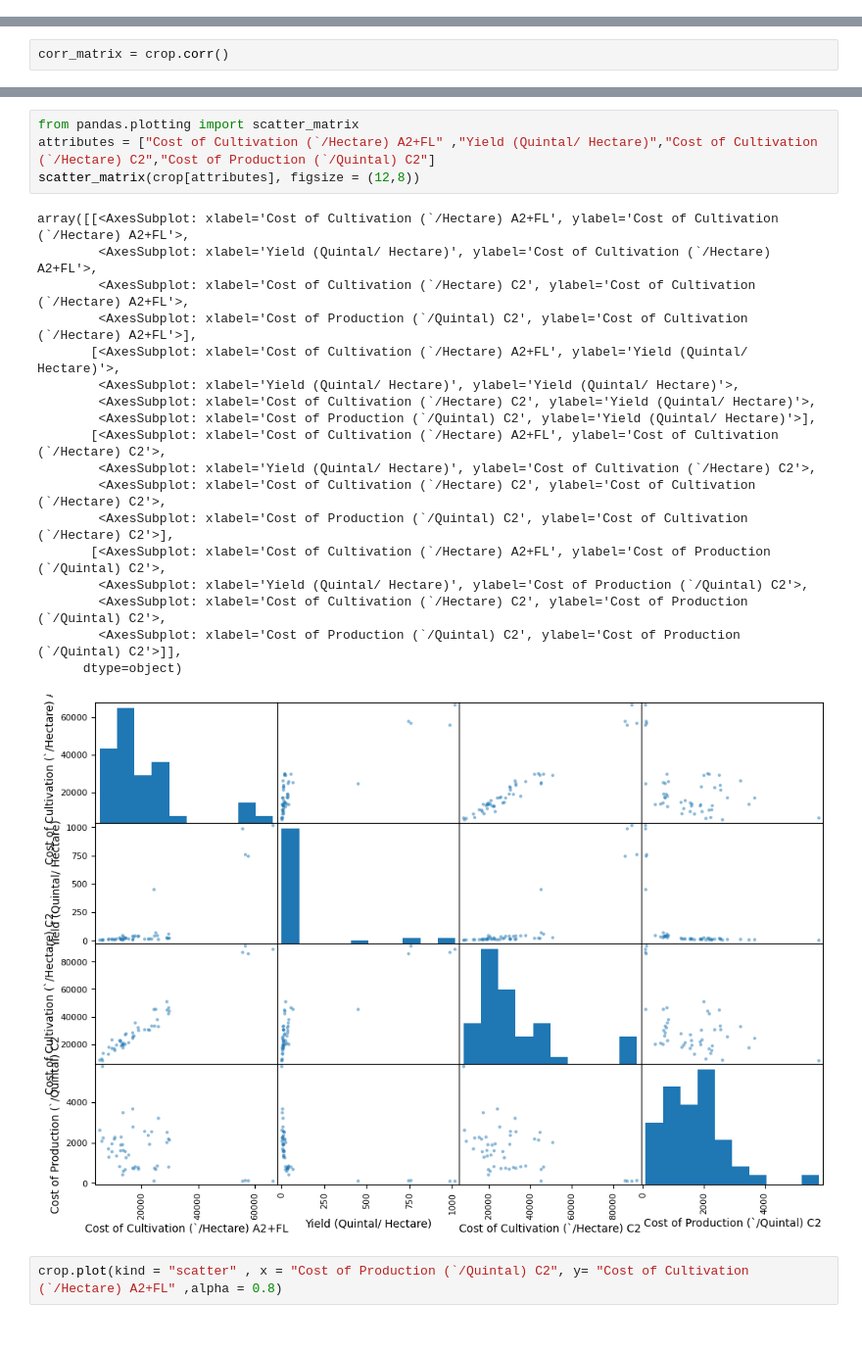
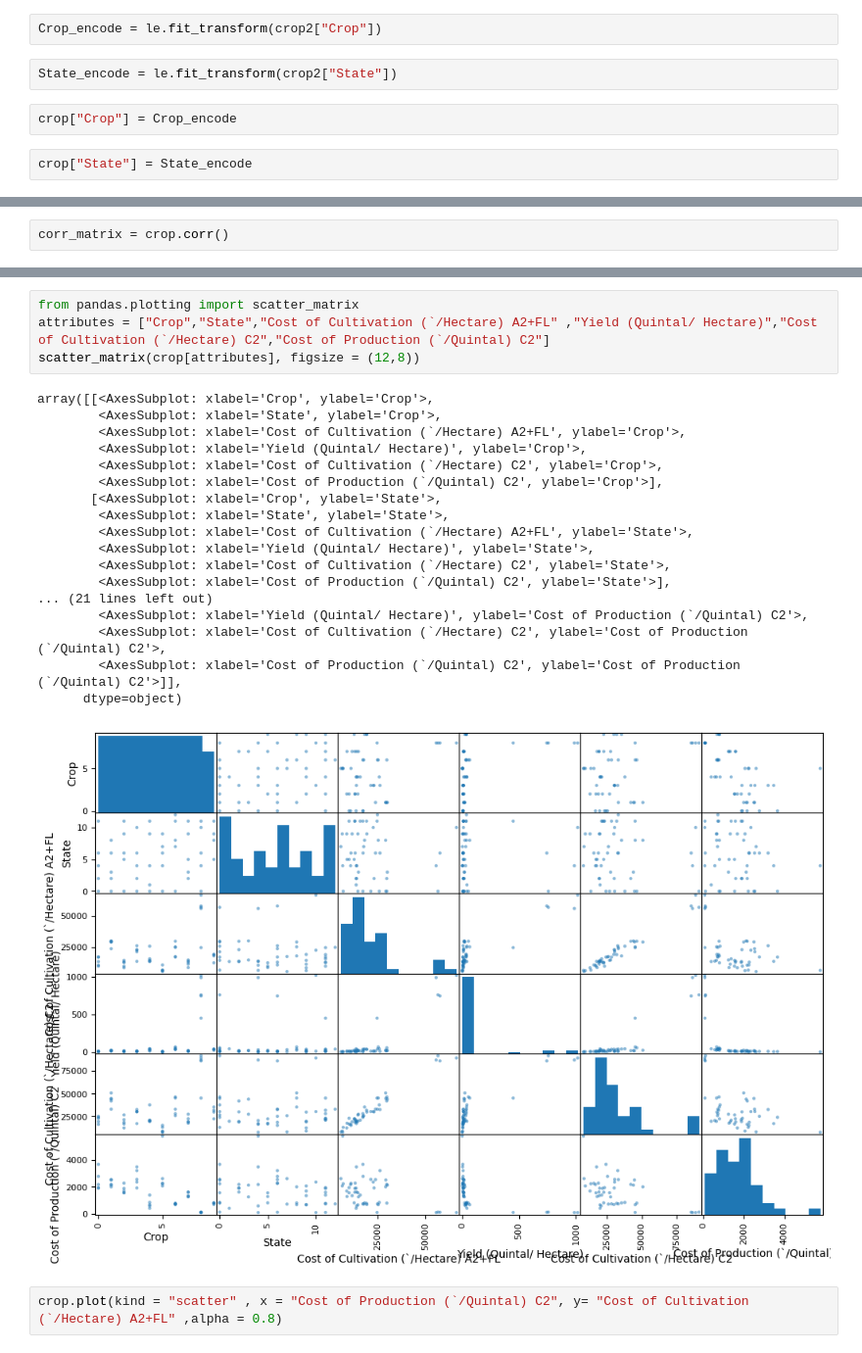
Before and after one commit to Mitthuuu/Group9_ORC_PS2, a Jupyter notebook: Python ml/Agri predictor.ipynb, the cells around one changed output, grey strips where cells are left out. Shown: that part at 98% size. Cells and saved outputs as stored; diff of their text form.

```diff
--- a/Python ml/Agri predictor.ipynb
+++ b/Python ml/Agri predictor.ipynb
@@ -53,0 +62,8 @@ array([[<AxesSubplot: title={'center': 'Cost of Cultivation (`/Hectare) A2+FL'}>
+# %%
+Crop_encode = le.fit_transform(crop2["Crop"])
+# %%
+State_encode = le.fit_transform(crop2["State"])
+# %%
+crop["Crop"] = Crop_encode
+# %%
+crop["State"] = State_encode
@@ -82,27 +124,27 @@ Cost of Production (`/Quintal) C2       -0.497092
 Name: Cost of Cultivation (`/Hectare) C2, dtype: float64
 # %%
 from pandas.plotting import scatter_matrix
-attributes = ["Cost of Cultivation (`/Hectare) A2+FL" ,"Yield (Quintal/ Hectare)","Cost of Cultivation (`/Hectare) C2","Cost of Production (`/Quintal) C2"]
+attributes = ["Crop","State","Cost of Cultivation (`/Hectare) A2+FL" ,"Yield (Quintal/ Hectare)","Cost of Cultivation (`/Hectare) C2","Cost of Production (`/Quintal) C2"]
 scatter_matrix(crop[attributes], figsize = (12,8))
 # %% [output]
-array([[<AxesSubplot: xlabel='Cost of Cultivation (`/Hectare) A2+FL', ylabel='Cost of Cultivation (`/Hectare) A2+FL'>,
-        <AxesSubplot: xlabel='Yield (Quintal/ Hectare)', ylabel='Cost of Cultivation (`/Hectare) A2+FL'>,
-        <AxesSubplot: xlabel='Cost of Cultivation (`/Hectare) C2', ylabel='Cost of Cultivation (`/Hectare) A2+FL'>,
-        <AxesSubplot: xlabel='Cost of Production (`/Quintal) C2', ylabel='Cost of Cultivation (`/Hectare) A2+FL'>],
-       [<AxesSubplot: xlabel='Cost of Cultivation (`/Hectare) A2+FL', ylabel='Yield (Quintal/ Hectare)'>,
-        <AxesSubplot: xlabel='Yield (Quintal/ Hectare)', ylabel='Yield (Quintal/ Hectare)'>,
-        <AxesSubplot: xlabel='Cost of Cultivation (`/Hectare) C2', ylabel='Yield (Quintal/ Hectare)'>,
-        <AxesSubplot: xlabel='Cost of Production (`/Quintal) C2', ylabel='Yield (Quintal/ Hectare)'>],
-       [<AxesSubplot: xlabel='Cost of Cultivation (`/Hectare) A2+FL', ylabel='Cost of Cultivation (`/Hectare) C2'>,
-        <AxesSubplot: xlabel='Yield (Quintal/ Hectare)', ylabel='Cost of Cultivation (`/Hectare) C2'>,
-        <AxesSubplot: xlabel='Cost of Cultivation (`/Hectare) C2', ylabel='Cost of Cultivation (`/Hectare) C2'>,
-        <AxesSubplot: xlabel='Cost of Production (`/Quintal) C2', ylabel='Cost of Cultivation (`/Hectare) C2'>],
-       [<AxesSubplot: xlabel='Cost of Cultivation (`/Hectare) A2+FL', ylabel='Cost of Production (`/Quintal) C2'>,
+array([[<AxesSubplot: xlabel='Crop', ylabel='Crop'>,
+        <AxesSubplot: xlabel='State', ylabel='Crop'>,
+        <AxesSubplot: xlabel='Cost of Cultivation (`/Hectare) A2+FL', ylabel='Crop'>,
+        <AxesSubplot: xlabel='Yield (Quintal/ Hectare)', ylabel='Crop'>,
+        <AxesSubplot: xlabel='Cost of Cultivation (`/Hectare) C2', ylabel='Crop'>,
+        <AxesSubplot: xlabel='Cost of Production (`/Quintal) C2', ylabel='Crop'>],
+       [<AxesSubplot: xlabel='Crop', ylabel='State'>,
+        <AxesSubplot: xlabel='State', ylabel='State'>,
+        <AxesSubplot: xlabel='Cost of Cultivation (`/Hectare) A2+FL', ylabel='State'>,
+        <AxesSubplot: xlabel='Yield (Quintal/ Hectare)', ylabel='State'>,
+        <AxesSubplot: xlabel='Cost of Cultivation (`/Hectare) C2', ylabel='State'>,
+        <AxesSubplot: xlabel='Cost of Production (`/Quintal) C2', ylabel='State'>],
+... (21 lines left out)
         <AxesSubplot: xlabel='Yield (Quintal/ Hectare)', ylabel='Cost of Production (`/Quintal) C2'>,
         <AxesSubplot: xlabel='Cost of Cultivation (`/Hectare) C2', ylabel='Cost of Production (`/Quintal) C2'>,
         <AxesSubplot: xlabel='Cost of Production (`/Quintal) C2', ylabel='Cost of Production (`/Quintal) C2'>]],
       dtype=object)
-[figure, old version]
+[figure, new version]
 # %%
 crop.plot(kind = "scatter" , x = "Cost of Production (`/Quintal) C2", y= "Cost of Cultivation (`/Hectare) A2+FL" ,alpha = 0.8)
 # %% [output]
```
Also changed, not shown: parts of 34 cells of this notebook, 2 other files.
